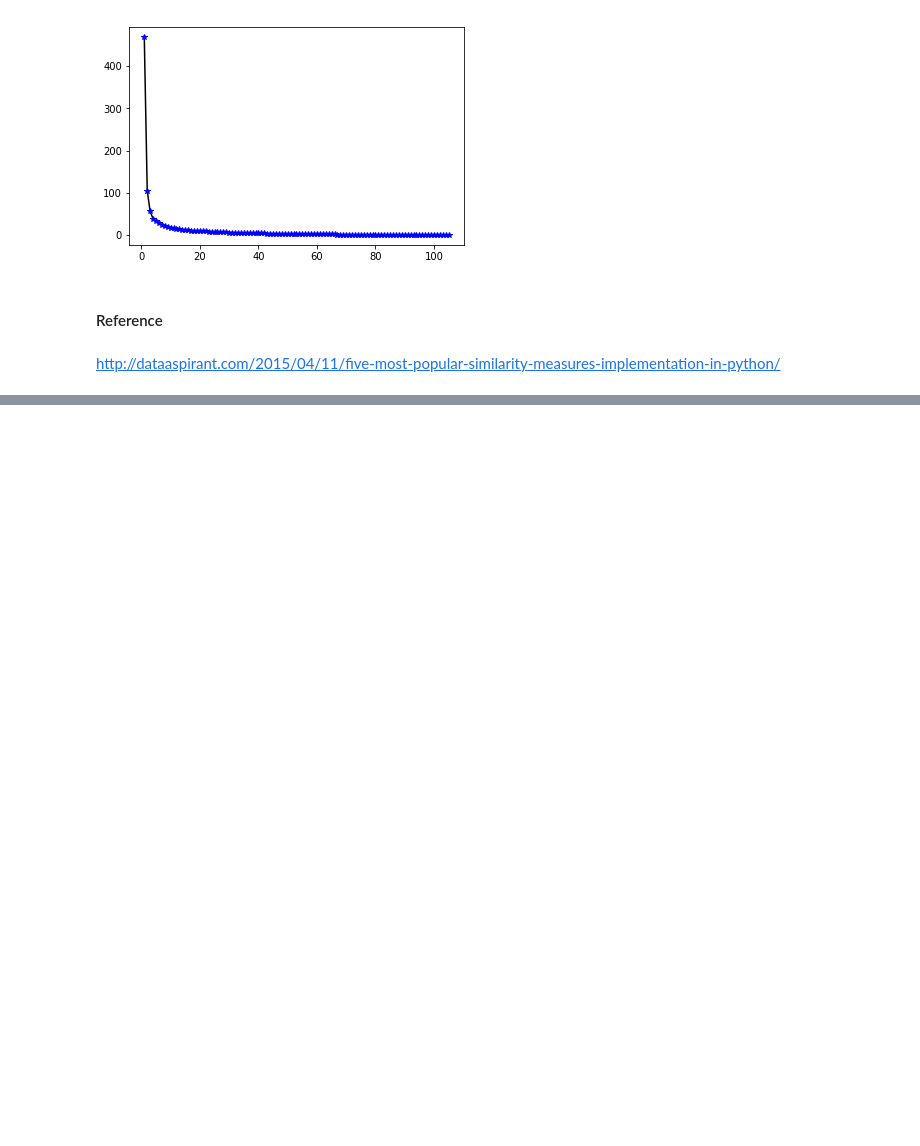
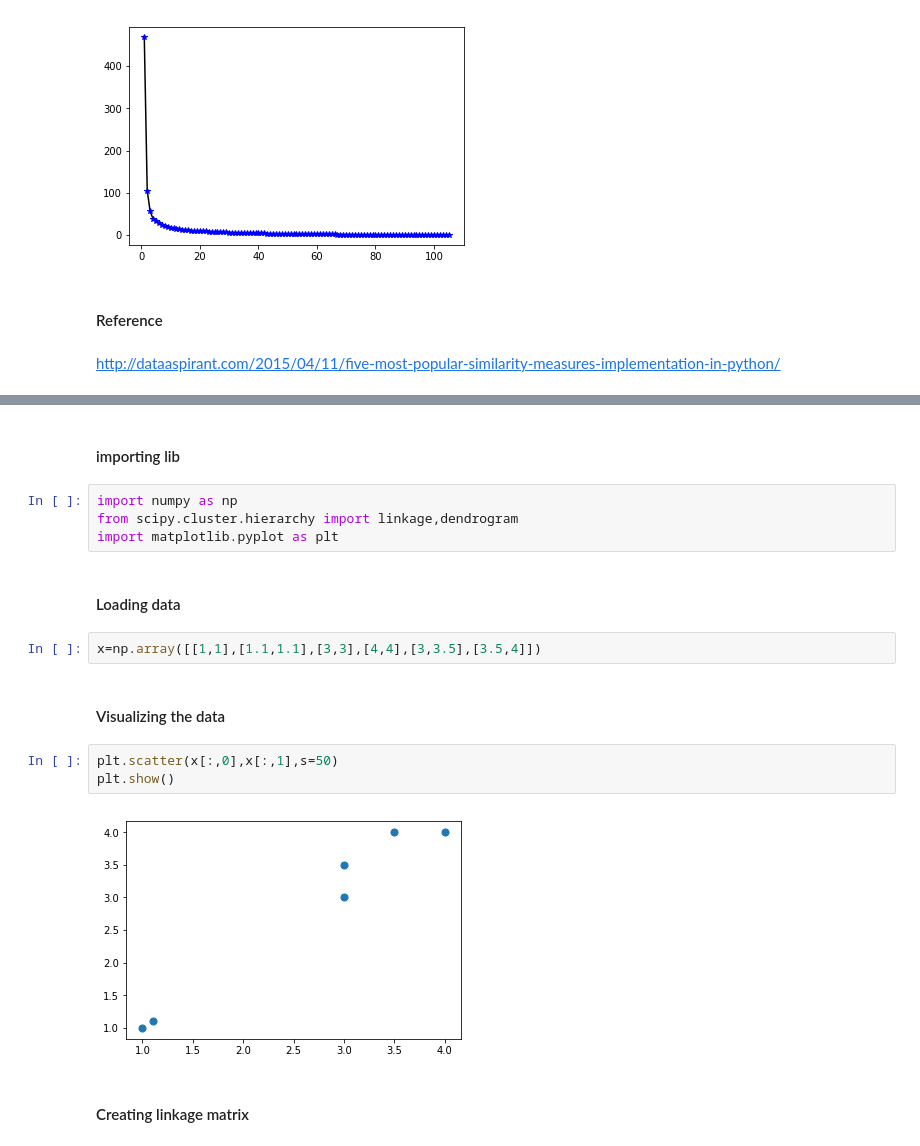
Before and after one commit to sharmasaravanan/Machine_learning, a Jupyter notebook: AI-Maize.ipynb, the cells around one changed output, grey strips where cells are left out. Drawn from its saved outputs; the diff is of its cells as text; blank space fills up the shorter version.

```diff
--- a/AI-Maize.ipynb
+++ b/AI-Maize.ipynb
@@ -2401,0 +2408,19 @@ http://dataaspirant.com/2015/04/11/five-most-popular-similarity-measures-impleme
+# %% [markdown]
+#### importing lib
+# %%
+import numpy as np
+from scipy.cluster.hierarchy import linkage,dendrogram
+import matplotlib.pyplot as plt
+# %% [markdown]
+#### Loading data
+# %%
+x=np.array([[1,1],[1.1,1.1],[3,3],[4,4],[3,3.5],[3.5,4]])
+# %% [markdown]
+#### Visualizing the data
+# %%
+plt.scatter(x[:,0],x[:,1],s=50)
+plt.show()
+# %% [output]
+[figure, added]
+# %% [markdown]
+#### Creating linkage matrix
```
Also changed, not shown: parts of 25 cells of this notebook, 26 other files.
